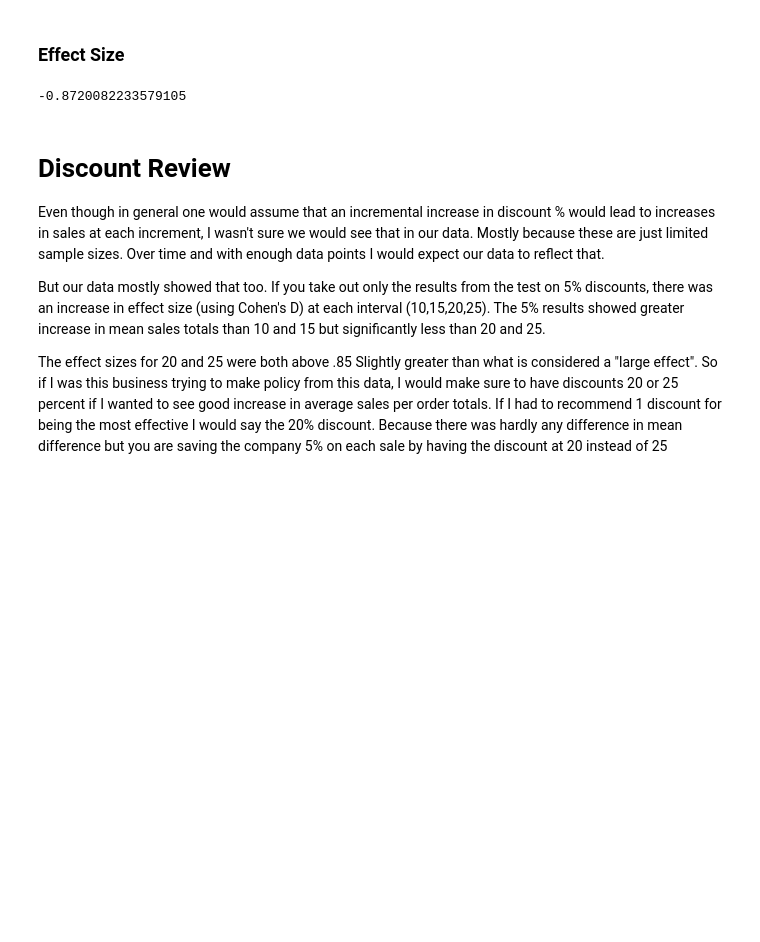
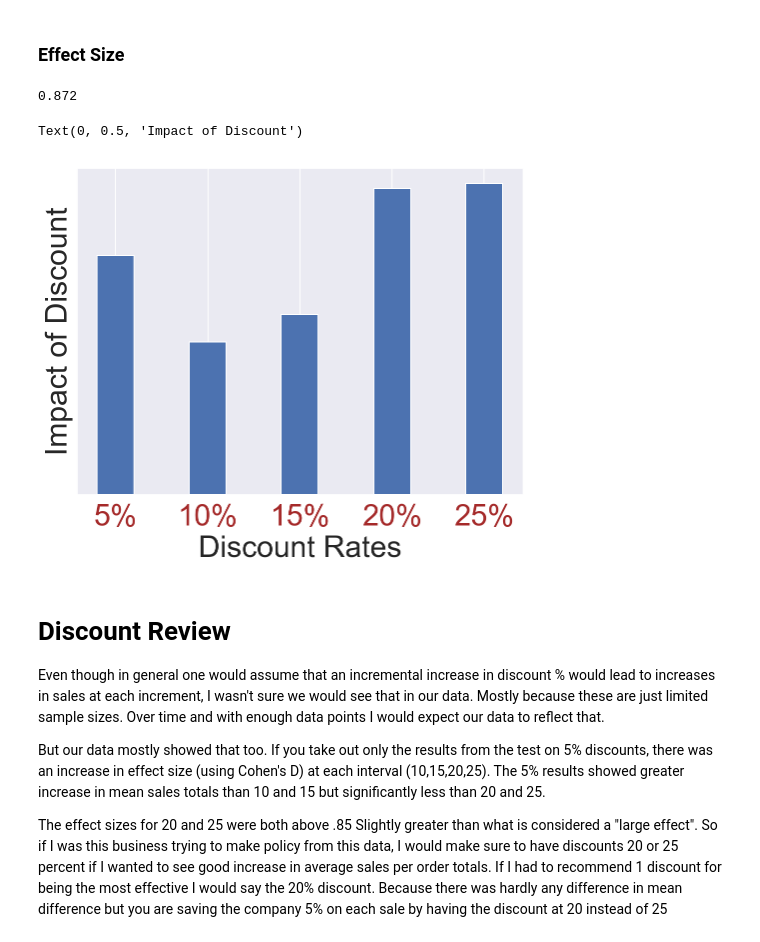
Before and after one commit to swede0623/dsc-2-final-project-online-ds-pt-031119, a Jupyter notebook: Project.ipynb, the cells around one changed output. Cells and saved outputs as stored; diff of their text form; code cells hidden in the pictures; blank space fills up the shorter version.

```diff
--- a/Project.ipynb
+++ b/Project.ipynb
@@ -488,0 +513,4 @@ Cohen_d(samp_no_discount_10test, samp_yes_discount_10test)
+# %%
+effect_10 = Cohen_d(samp_no_discount_10test, samp_yes_discount_10test)
+effect_10 = abs(round(effect_10,3))
+effect_10
@@ -524,0 +551,4 @@ Cohen_d(samp_no_discount_15test, samp_yes_discount_15test)
+# %%
+effect_15 = Cohen_d(samp_no_discount_15test, samp_yes_discount_15test)
+effect_15 = abs(round(effect_15,3))
+effect_15
@@ -559,0 +588,4 @@ Cohen_d(samp_no_discount_20test, samp_yes_discount_20test)
+# %%
+effect_20 = Cohen_d(samp_no_discount_20test, samp_yes_discount_20test)
+effect_20 = abs(round(effect_20,3))
+effect_20
@@ -589,10 +623,30 @@ Ttest_indResult(statistic=-3.7506491864303517, pvalue=0.000347867397738462)
 #### The difference in means is the greatest yet but because of the smaller sample sizes this pvalue is still ever so slightly bigger than for the 20% discount test
 # %% [markdown]
 ### Effect Size
-# %%
-Cohen_d(samp_no_discount_25test, samp_yes_discount_25test)
-# %% [output]
--0.8720082233579105
+# %%
+effect_25 = Cohen_d(samp_no_discount_25test, samp_yes_discount_25test)
+effect_25 = abs(round(effect_25,3))
+effect_25
+# %% [output]
+0.872
+# %%
+effects = [effect_5, effect_10, effect_15, effect_20, effect_25]
+fig, ax = plt.subplots(figsize=(8,6))
+rects = ax.bar(range(len(effects)),effects,width=.4 )
+ax.set_xticks(range(len(effects)))
+ax.set_yticks([])
+ax.set_xticklabels(['5%', '10%', '15%', '20%', '25%'], fontsize=30, color='brown')
+ax.set_xlabel("Discount Rates", fontsize=30)
+ax.set_ylabel("Impact of Discount", fontsize=30)
+# for rect in rects:
+#     height = rect.get_height()
+#     print(height)
+#     ax.text(rect.get_x() + rect.get_width()/2., 1.05*height,
+#                 height,
+#                 ha='center', va='bottom', fontweight='bold', fontsize=40)
+# %% [output]
+Text(0, 0.5, 'Impact of Discount')
+[figure, added]
 # %% [markdown]
 # Discount Review
 
```
Also changed, not shown: parts of 11 cells of this notebook, 1 other file.
